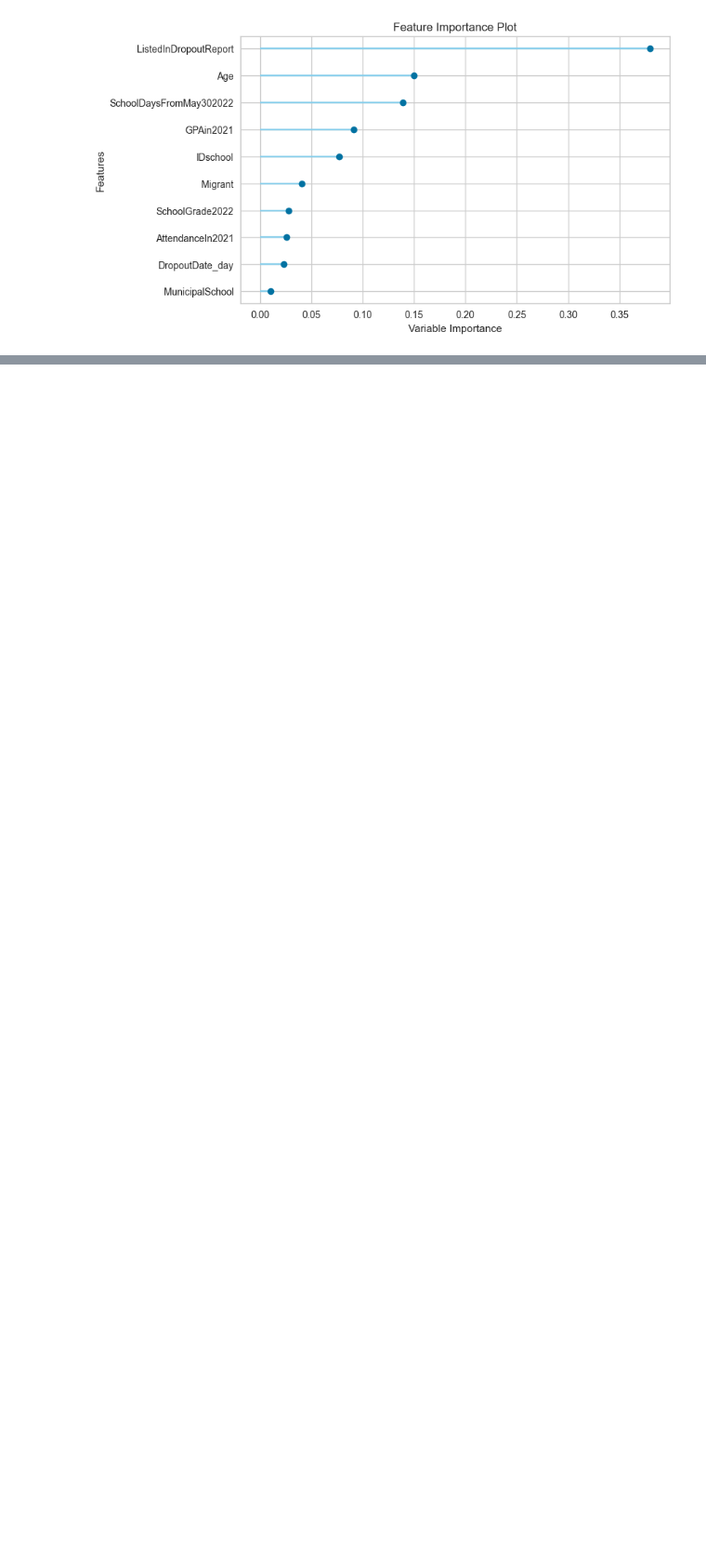
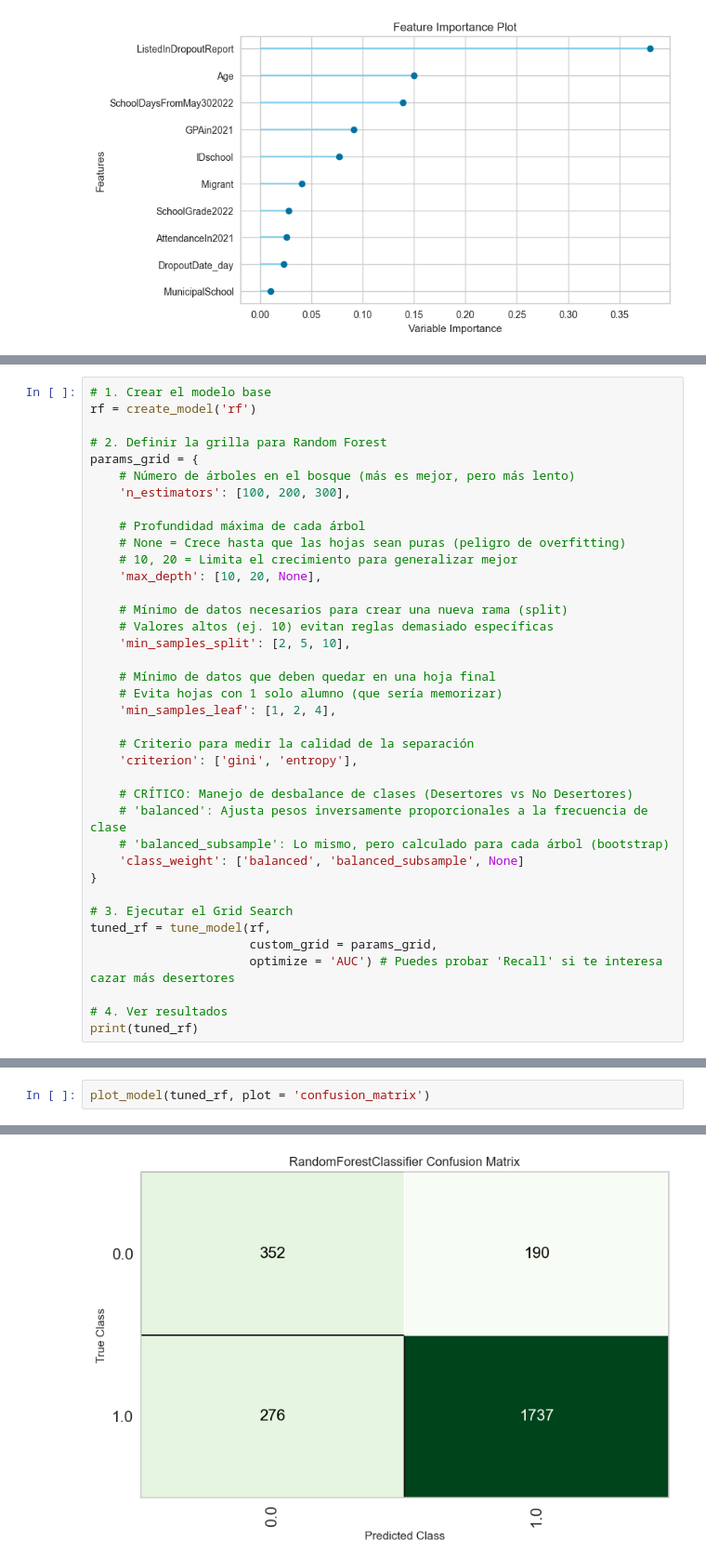
Before and after one commit to sivv1812/Repositorio_ciencia_de_datos, a Jupyter notebook: CÓDIGO_INFORME_AVANCE.ipynb, the cells around one changed output, grey strips where cells are left out. Shown at 93% size. Cells and saved outputs as stored; diff of their text form; blank space fills up the shorter version.

```diff
--- a/CÓDIGO_INFORME_AVANCE.ipynb
+++ b/CÓDIGO_INFORME_AVANCE.ipynb
@@ -710,0 +794,38 @@ plot_model(tuned_gbc, plot='feature')
+# %%
+# 1. Crear el modelo base
+rf = create_model('rf')
+
+# 2. Definir la grilla para Random Forest
+params_grid = {
+    # Número de árboles en el bosque (más es mejor, pero más lento)
+    'n_estimators': [100, 200, 300],
+
+    # Profundidad máxima de cada árbol
+    # None = Crece hasta que las hojas sean puras (peligro de overfitting)
+    # 10, 20 = Limita el crecimiento para generalizar mejor
+    'max_depth': [10, 20, None],
+
+    # Mínimo de datos necesarios para crear una nueva rama (split)
+    # Valores altos (ej. 10) evitan reglas demasiado específicas
+    'min_samples_split': [2, 5, 10],
+
+    # Mínimo de datos que deben quedar en una hoja final
+    # Evita hojas con 1 solo alumno (que sería memorizar)
+    'min_samples_leaf': [1, 2, 4],
+
+    # Criterio para medir la calidad de la separación
+    'criterion': ['gini', 'entropy'],
+
+    # CRÍTICO: Manejo de desbalance de clases (Desertores vs No Desertores)
+    # 'balanced': Ajusta pesos inversamente proporcionales a la frecuencia de clase
+    # 'balanced_subsample': Lo mismo, pero calculado para cada árbol (bootstrap)
+    'class_weight': ['balanced', 'balanced_subsample', None]
+}
+
+# 3. Ejecutar el Grid Search
+tuned_rf = tune_model(rf,
+                      custom_grid = params_grid,
+                      optimize = 'AUC') # Puedes probar 'Recall' si te interesa cazar más desertores
+
+# 4. Ver resultados
+print(tuned_rf)
@@ -710,0 +874,3 @@ plot_model(tuned_gbc, plot='feature')
+# %%
+plot_model(tuned_rf, plot = 'confusion_matrix')
+# %% [output]
@@ -710,0 +878 @@ plot_model(tuned_gbc, plot='feature')
+[figure, added]
```
Also changed, not shown: parts of 8 cells of this notebook, 1 other file.
